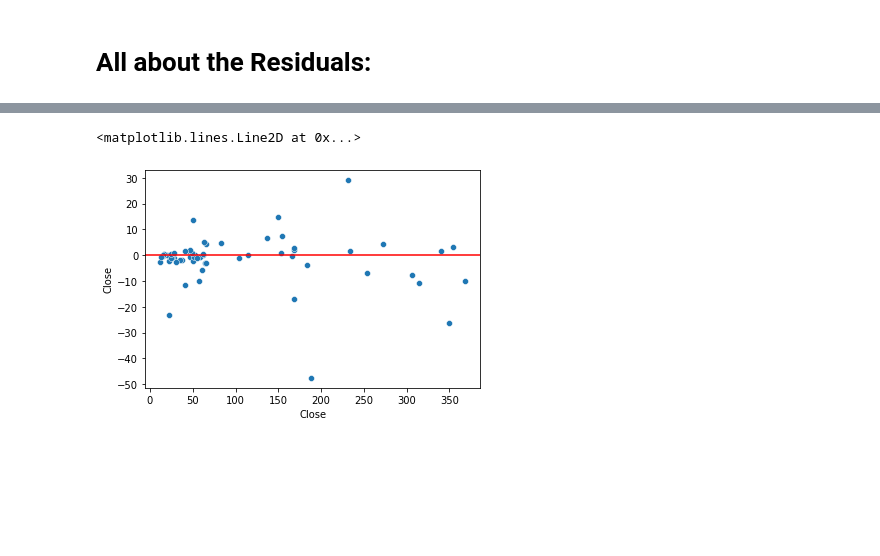
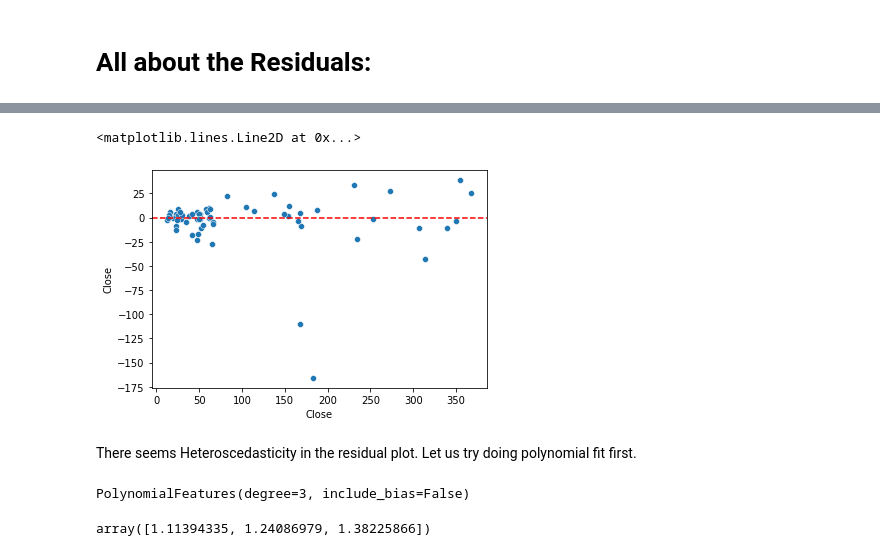
Before and after one commit to manisha-dhanuka/Linear-Regression, a Jupyter notebook: yes_bank_project.ipynb, the cells around one changed output, grey strips where cells are left out. Saved outputs shown, nothing was run; the diff lists cells and outputs as text; code cells hidden in the pictures; blank space fills up the shorter version.

```diff
--- a/yes_bank_project.ipynb
+++ b/yes_bank_project.ipynb
@@ -113,0 +165,9 @@ sns.heatmap(corr_matrix, cmap = 'viridis')
+# %%
+# Univariate Analysis:
+for col in stock_price.columns:
+  fig = plt.figure(figsize=(10,5))
+  ax = plt.gca()
+  ax.hist(stock_price[col] )
+  ax.axvline(stock_price[col].mean(),color = 'red',linestyle = 'dashed',label = 'Mean')
+  ax.axvline(stock_price[col].median(),color = 'green',linestyle = 'dashed',label = 'Median')
+  ax.legend()
@@ -113,0 +179,9 @@ sns.heatmap(corr_matrix, cmap = 'viridis')
+# %%
+# Univariate Analysis:
+for col in stock_price.columns:
+  fig = plt.figure(figsize=(10,5))
+  ax = plt.gca()
+  ax.hist(np.log10(stock_price[col]))
+  ax.axvline(np.log10(stock_price[col]).mean(),color = 'red',linestyle = 'dashed',label = 'Mean')
+  ax.axvline(np.log10(stock_price[col]).median(),color = 'green',linestyle = 'dashed',label = 'Median')
+  ax.legend()
@@ -113,0 +193,4 @@ sns.heatmap(corr_matrix, cmap = 'viridis')
+# %%
+#Updating the data with log values:
+for col in stock_price.columns:
+  stock_price[col] = np.log10(stock_price[col])
@@ -222,4 +366,5 @@ error_df
 # %%
-test_residuals = y_test - predicted_test
+# Test Residuals:
+test_residuals = 10**y_test - 10**predicted_test
 test_residuals.mean()
 # %% [output]
@@ -234,6 +393,9 @@ sns.histplot(test_residuals ,kde = True)
 # %%
-sns.scatterplot(x= y_test, y= test_residuals)
-plt.axhline(y=0, color = 'red')
+# Checking for heteroscedasity in Test Data:
+sns.scatterplot(x= 10**y_test, y= test_residuals)
+plt.axhline(y=0, color = 'red',linestyle = 'dashed')
 # %% [output]
 <matplotlib.lines.Line2D at 0x...>
-[figure, old version]
+[figure, new version]
+# %% [markdown]
+There seems Heteroscedasticity in  the residual plot. Let us try doing polynomial fit first.
@@ -239,0 +405,5 @@ plt.axhline(y=0, color = 'red')
+# %%
+polynomial_converter = PolynomialFeatures(degree = 3,include_bias = False)
+polynomial_converter.fit(X)
+# %% [output]
+PolynomialFeatures(degree=3, include_bias=False)
@@ -239,0 +412,4 @@ plt.axhline(y=0, color = 'red')
+# %%
+poly_features[0]
+# %% [output]
+array([1.11394335, 1.24086979, 1.38225866])
```
Also changed, not shown: parts of 59 cells of this notebook.
